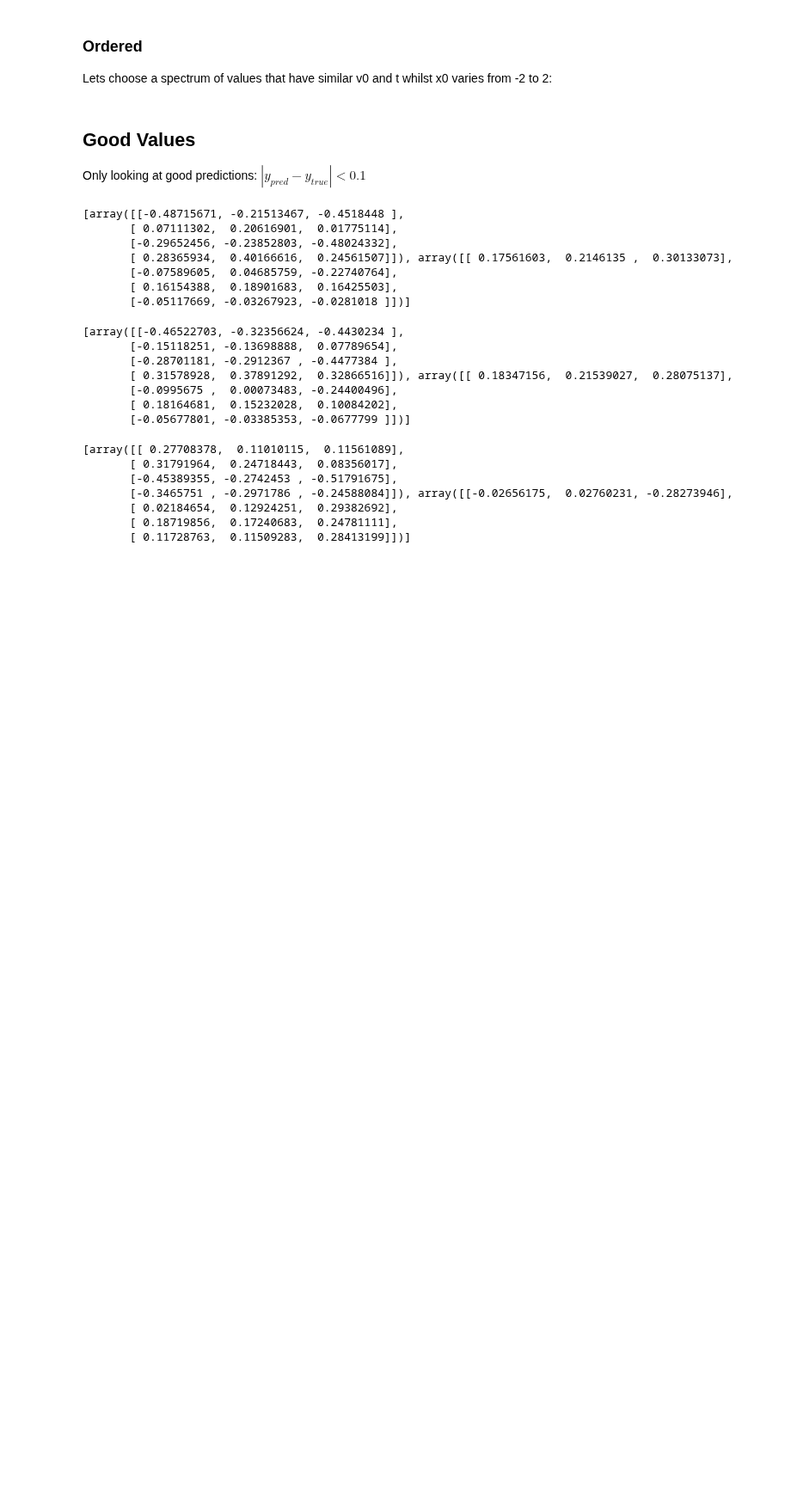
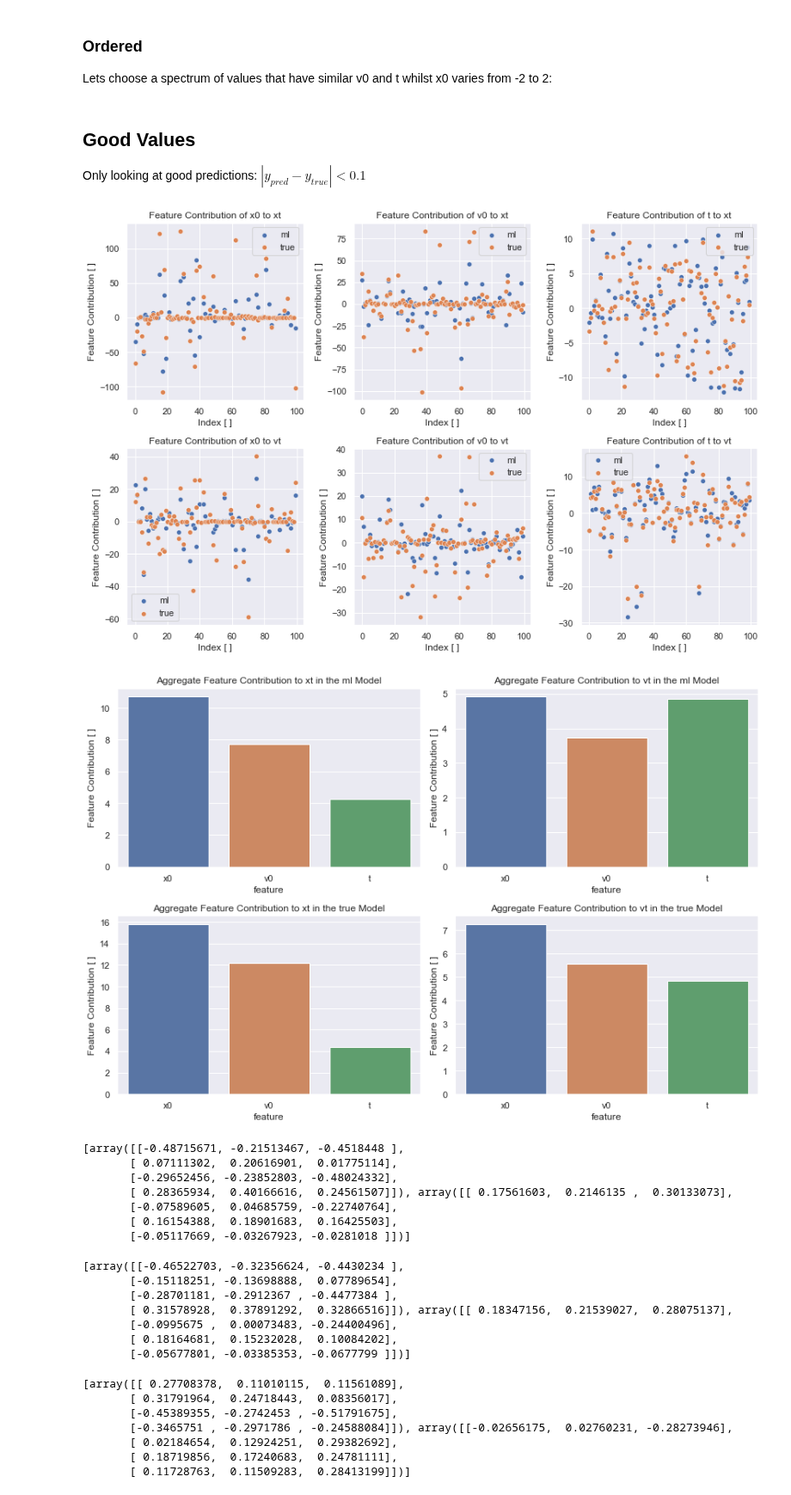
Before and after one commit to wgrosche/XAI, a Jupyter notebook: Code/Duffing/SHAP_Explainability.ipynb, the cells around one changed output. Shown at 86% size. Cells and saved outputs as stored; diff of their text form; code cells hidden in the pictures; blank space fills up the shorter version.

Commit message:
explainer module
for code slimming

```diff
--- a/Code/Duffing/SHAP_Explainability.ipynb
+++ b/Code/Duffing/SHAP_Explainability.ipynb
@@ -580,6 +663,26 @@ class wilke_explainer():
 
         f.tight_layout()
         f.savefig("Images/"+self.explainer_type+"_aggregated"+suffix+".svg", dpi='figure')
+# %%
+true_model = TrueModel(scaler, X_test)
+
+models = {'ml': model,
+         'true': true_model}
+
+explainer = wilke_explainer(models, X_train, X_test, y_test, num_vals =4)
+# %%
+explainer_anal = wilke_explainer(models, X_train, X_test, y_test, explainer_type='analytic')
+
+explainer_data = explainer_anal.eval_explainer()
+
+explainer_anal.exp_plot()
+
+explainer_agg = explainer_anal.aggregate()
+
+explainer_anal.agg_plot()
+# %% [output]
+[figure, added]
+[figure, added]
 # %%
 true_model = TrueModel(scaler, X_test)
 
```
Also changed, not shown: parts of 8 cells of this notebook, 5 other files.
